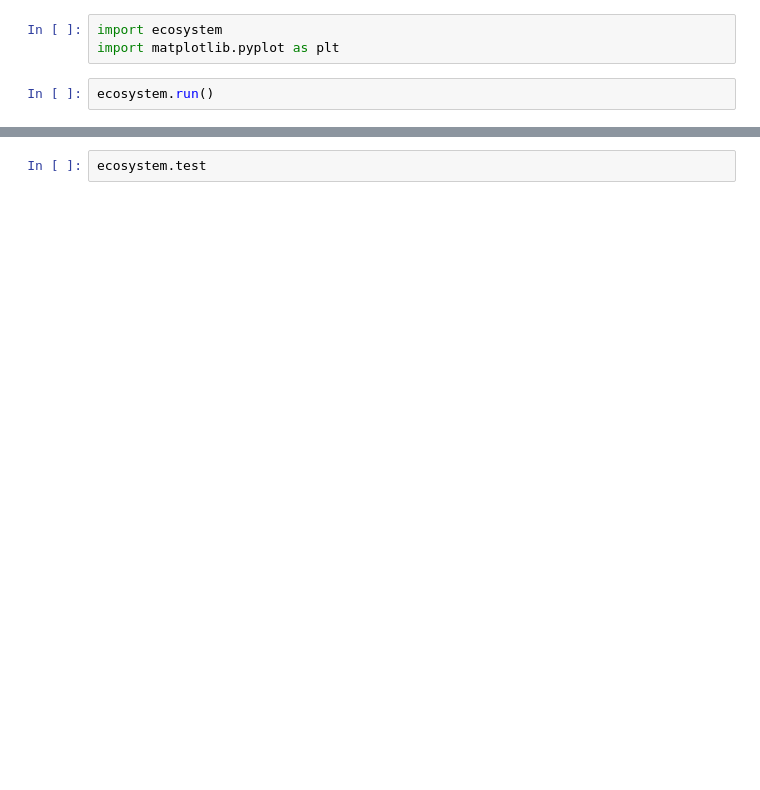
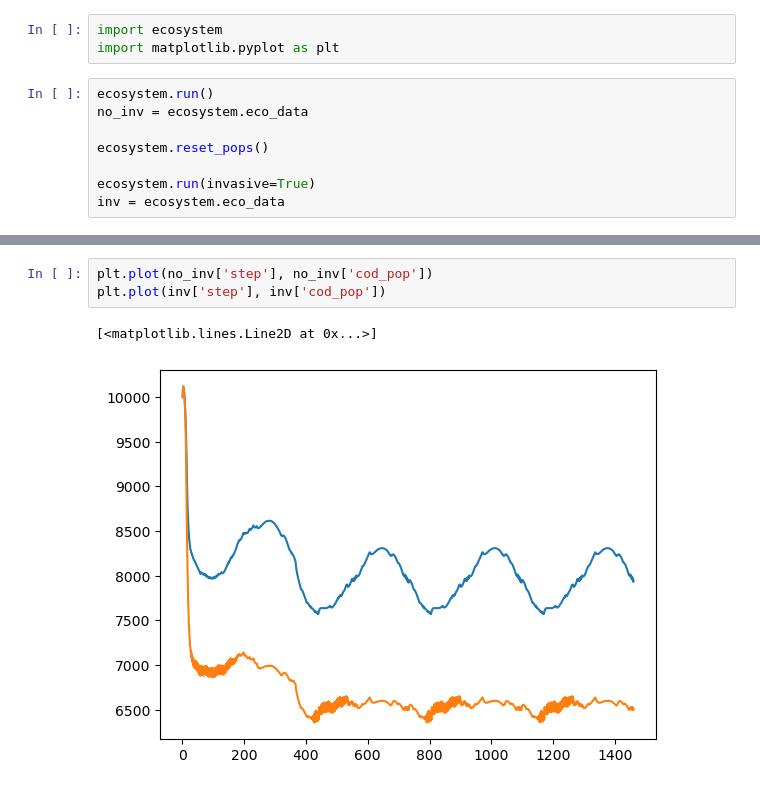
Before and after one commit to anthonyjk/invasive-species-model, a Jupyter notebook: visual.ipynb, the cells around one changed output, grey strips where cells are left out. Cells and saved outputs as stored; diff of their text form; blank space fills up the shorter version.

```diff
--- a/visual.ipynb
+++ b/visual.ipynb
@@ -3,3 +3,9 @@ import ecosystem
 import matplotlib.pyplot as plt
 # %%
 ecosystem.run()
+no_inv = ecosystem.eco_data
+
+ecosystem.reset_pops()
+
+ecosystem.run(invasive=True)
+inv = ecosystem.eco_data
@@ -24,2 +12,6 @@ eco_data
 # %%
-ecosystem.test
+plt.plot(no_inv['step'], no_inv['cod_pop'])
+plt.plot(inv['step'], inv['cod_pop'])
+# %% [output]
+[<matplotlib.lines.Line2D at 0x...>]
+[figure, added]
```
Also changed, not shown: parts of 1 cell of this notebook, 2 other files.
